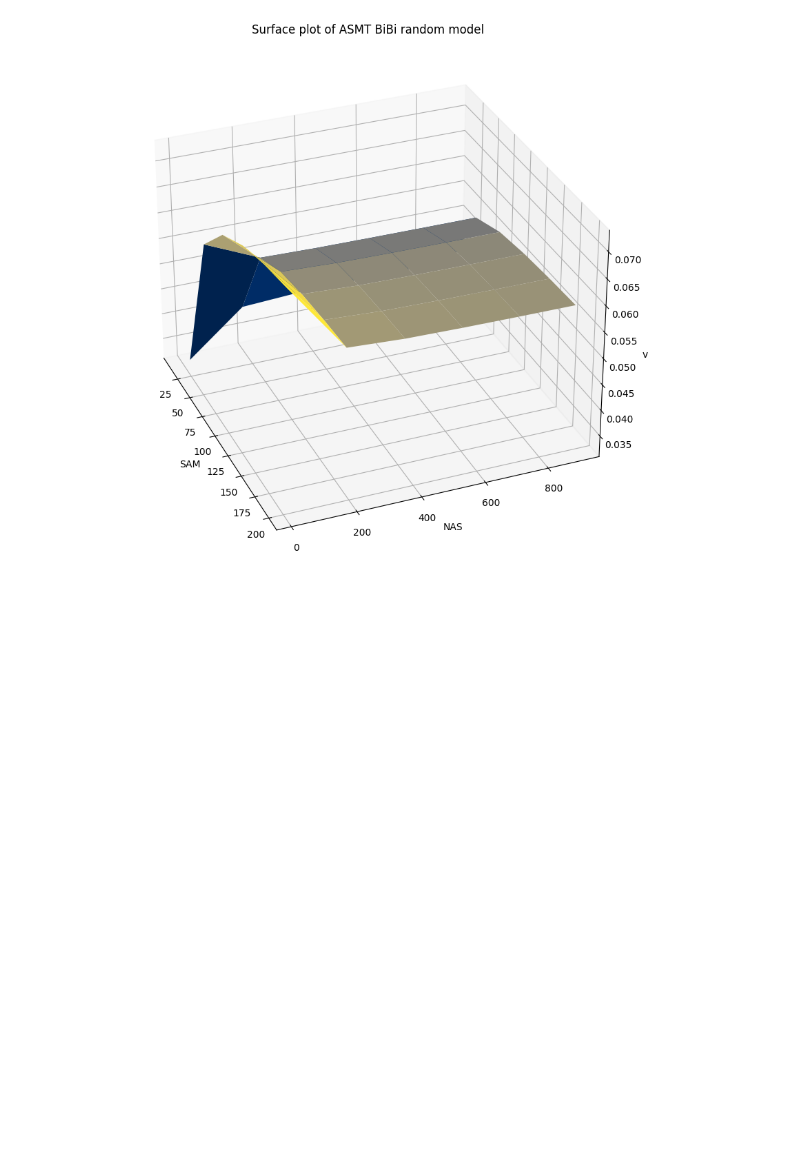
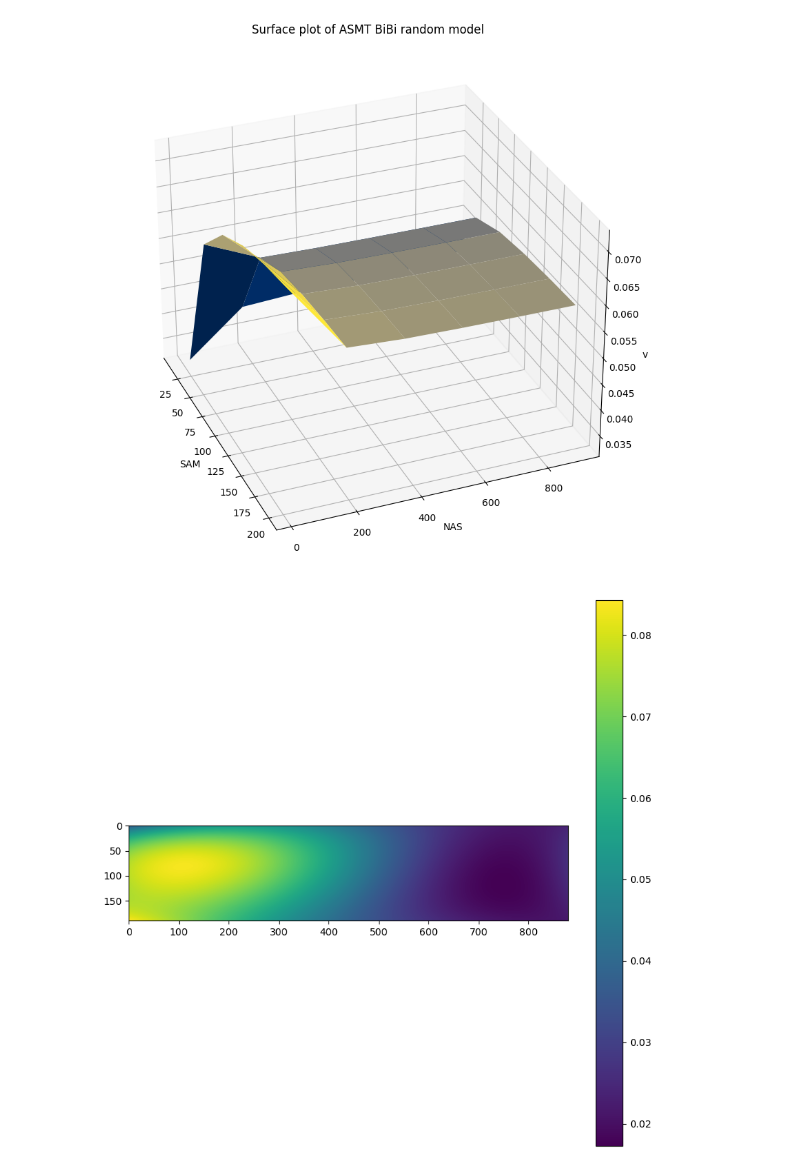
Before and after one commit to Qflow777/BiBi_enzyme_kinetics, a Jupyter notebook: BiBi_seq.ipynb, the cells around one changed output. Drawn from its saved outputs; the diff is of its cells as text; code cells hidden in the pictures; blank space fills up the shorter version.

```diff
--- a/BiBi_seq.ipynb
+++ b/BiBi_seq.ipynb
@@ -474,3 +474,24 @@ plt.title('Surface plot of ASMT BiBi random model')
 plt.show()
 # %% [output]
 [figure]
+# %%
+# smoothen experimental data
+import numpy as np
+import matplotlib.pyplot as plt
+from scipy.interpolate import RectBivariateSpline
+
+
+y = np.array([20,50,100,300,600,900])
+x = np.array([10, 30, 60, 90, 140, 200])
+
+func = RectBivariateSpline(x, y, velocities.T, s=1)
+
+xnew = np.arange(10, 200, 1)
+ynew = np.arange(20, 900, 1)
+znew = func(xnew, ynew)
+
+plt.imshow(znew)
+plt.colorbar()
+plt.show()
+# %% [output]
+[figure, added]
```
Also changed, not shown: parts of 2 cells of this notebook.
